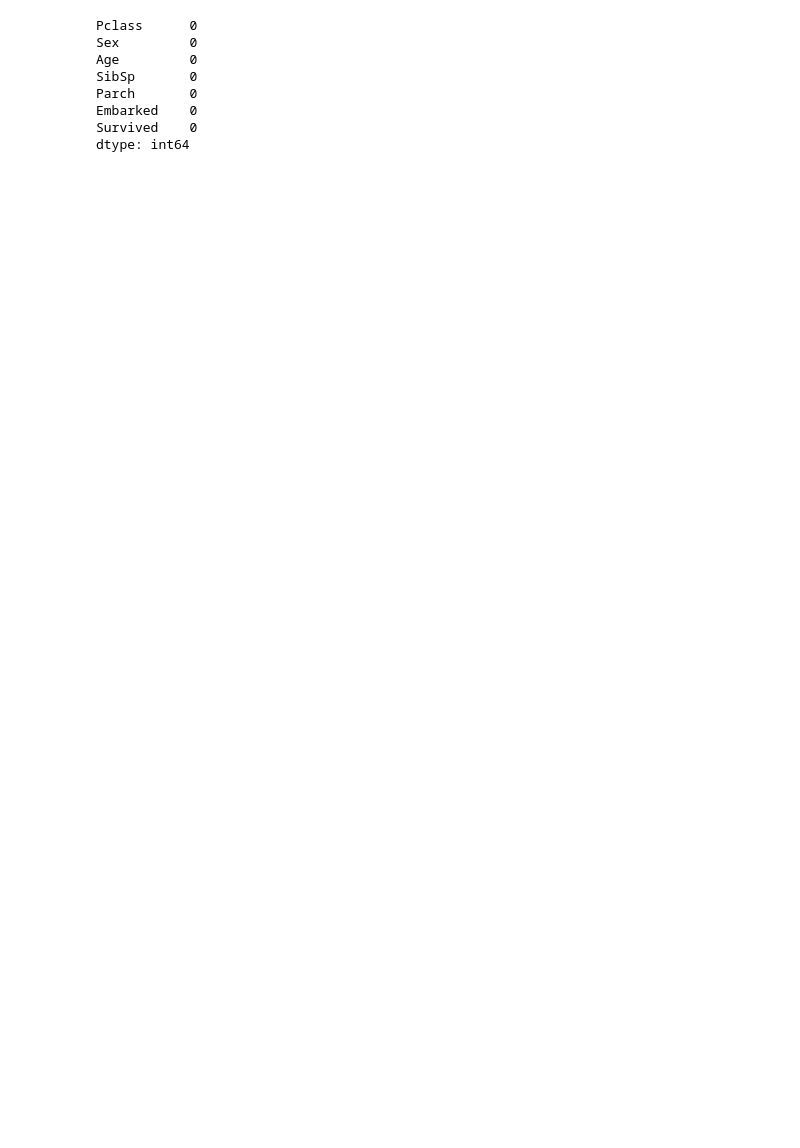
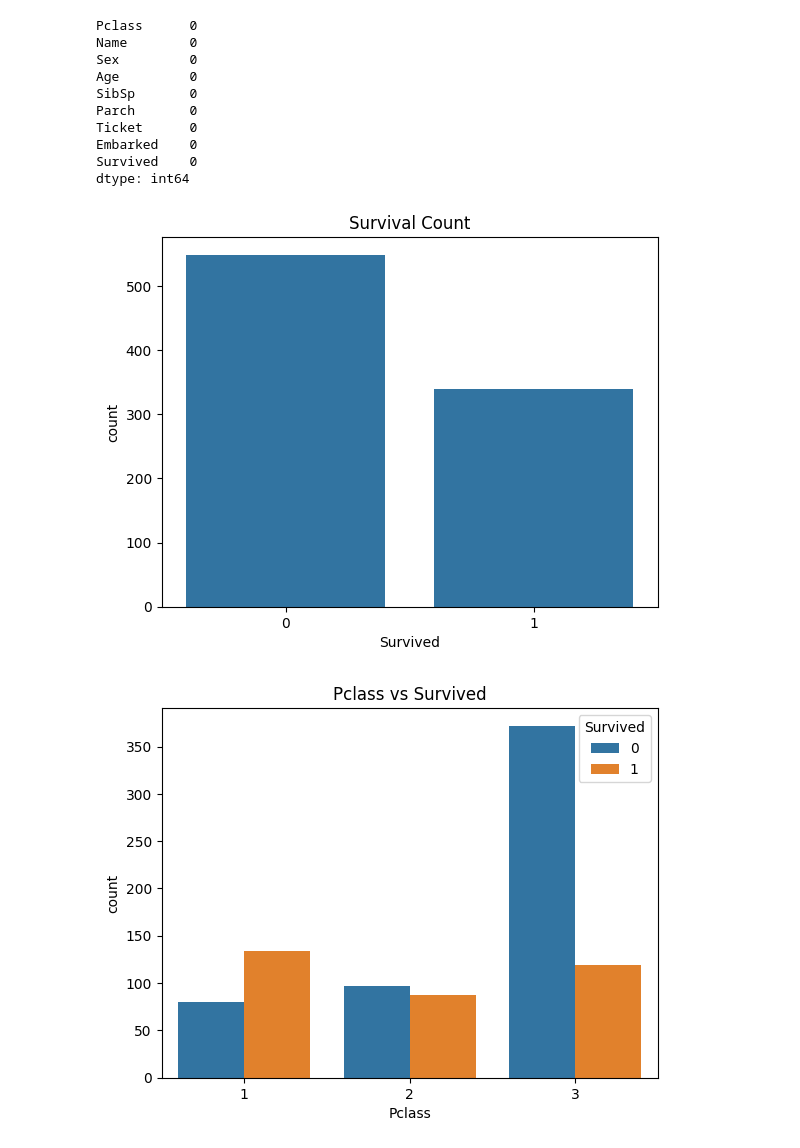
Before and after one commit to yg2127/PyCharm-1, a Jupyter notebook: hw3_23011153_안태희.ipynb, the cells around one changed output. Cells and saved outputs as stored; diff of their text form; code cells hidden in the pictures; blank space fills up the shorter version.

```diff
--- a/hw3_23011153_안태희.ipynb
+++ b/hw3_23011153_안태희.ipynb
@@ -3,16 +3,46 @@ import pandas as pd
 
 df = pd.read_csv('titanic.csv')
 # %%
-df = df[['Pclass', 'Sex', 'Age', 'SibSp', 'Parch', 'Embarked', 'Survived']]
-
 # 결측치 확인
 print(df.isnull().sum())
 # %% [output]
 Pclass      0
+Name        0
 Sex         0
 Age         0
 SibSp       0
 Parch       0
+Ticket      0
 Embarked    0
 Survived    0
 dtype: int64
+# %%
+import seaborn as sns
+import matplotlib.pyplot as plt
+
+sns.countplot(x='Survived', data=df)
+plt.title('Survival Count')
+plt.show()
+
+# 범주형 변수와 Survived의 관계
+categorical = ['Pclass', 'Sex', 'Embarked']
+
+for col in categorical:
+    sns.countplot(x=col, hue='Survived', data=df)
+    plt.title(f'{col} vs Survived')
+    plt.show()
+
+numerical = ['Age', 'SibSp', 'Parch']
+
+for col in numerical:
+    sns.histplot(data=df, x=col, hue='Survived', bins=20, kde=True, element='step')
+    plt.title(f'{col} Distribution by Survived')
+    plt.show()
+
+plt.figure(figsize=(10, 6))
+sns.heatmap(df.corr(numeric_only=True), annot=True, cmap='coolwarm')
+plt.title('Correlation Heatmap')
+plt.show()
+# %% [output]
+[figure, added]
+[figure, added]
```
Also changed, not shown: parts of 8 cells of this notebook.
